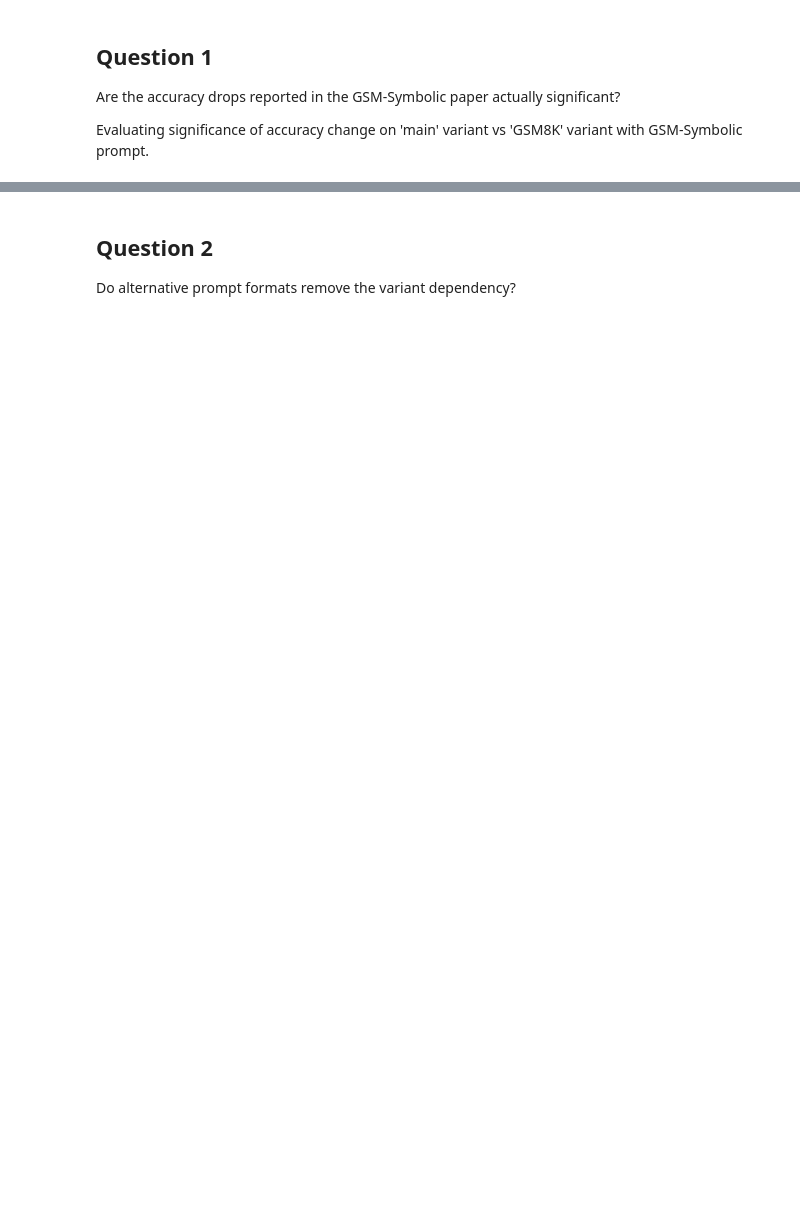
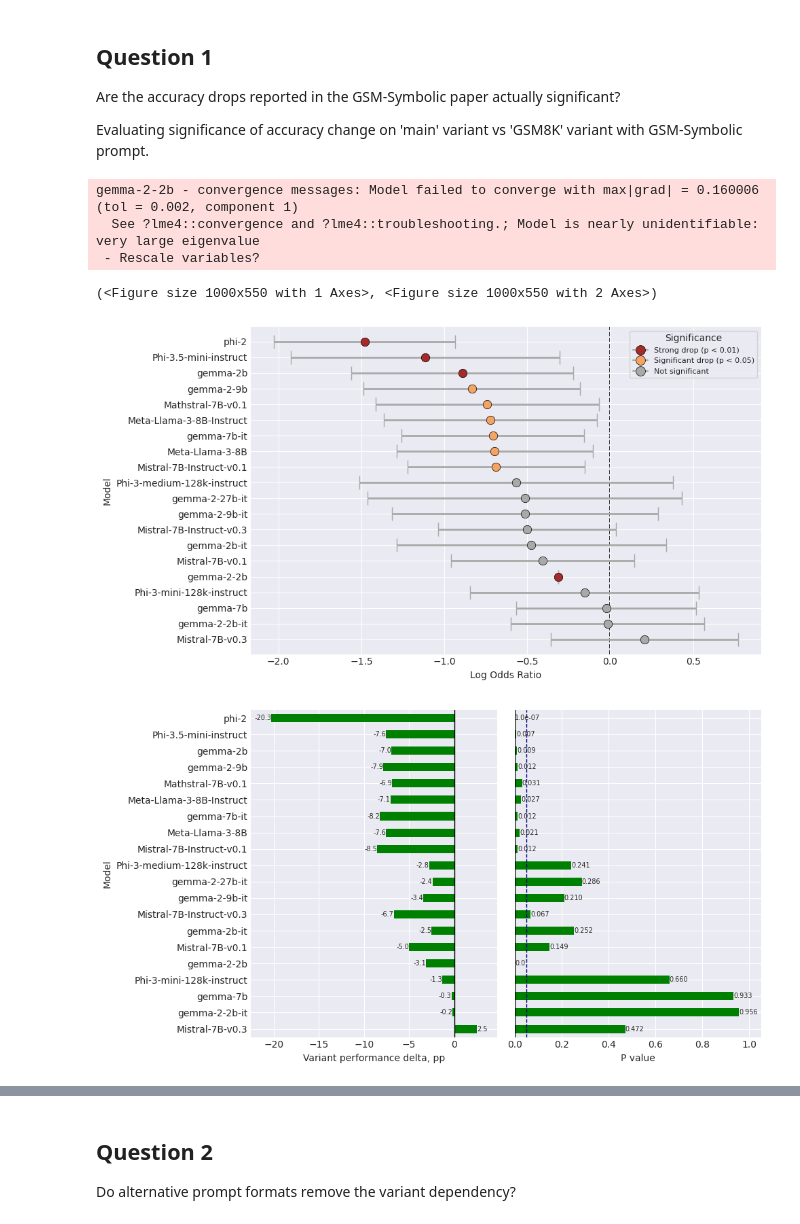
Before and after one commit to the-mysh/gsm-symbolic-benchmarking, a Jupyter notebook: notebooks/full_results.ipynb, the cells around one changed output, grey strips where cells are left out. Saved outputs shown, nothing was run; the diff lists cells and outputs as text; code cells hidden in the pictures; blank space fills up the shorter version.

```diff
--- a/notebooks/full_results.ipynb
+++ b/notebooks/full_results.ipynb
@@ -107,5 +34,12 @@ Are the accuracy drops reported in the GSM-Symbolic paper actually significant?
 
 Evaluating significance of accuracy change on 'main' variant vs 'GSM8K' variant with GSM-Symbolic prompt.
 # %%
-gsm_result.plot_variant_effect()
+results_loader.gsm.plot_variant_effect()
+# %% [output]
+gemma-2-2b - convergence messages: Model failed to converge with max|grad| = 0.160006 (tol = 0.002, component 1)
+  See ?lme4::convergence and ?lme4::troubleshooting.; Model is nearly unidentifiable: very large eigenvalue
+ - Rescale variables?
+(<Figure size 1000x550 with 1 Axes>, <Figure size 1000x550 with 2 Axes>)
+[figure, added]
+[figure, added]
 # %%
```
Also changed, not shown: parts of 29 cells of this notebook, 5 other files.
